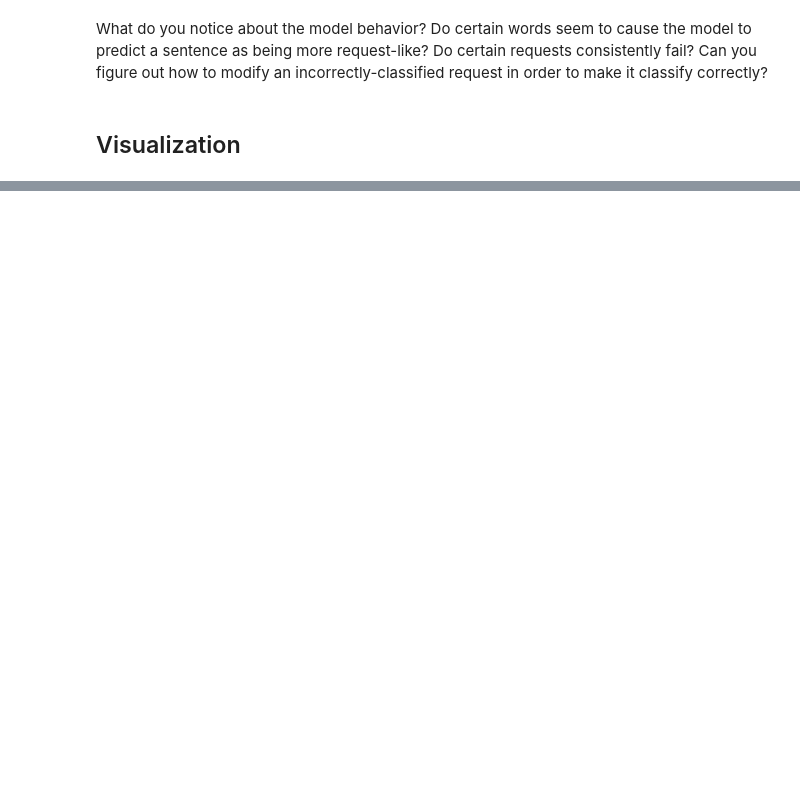
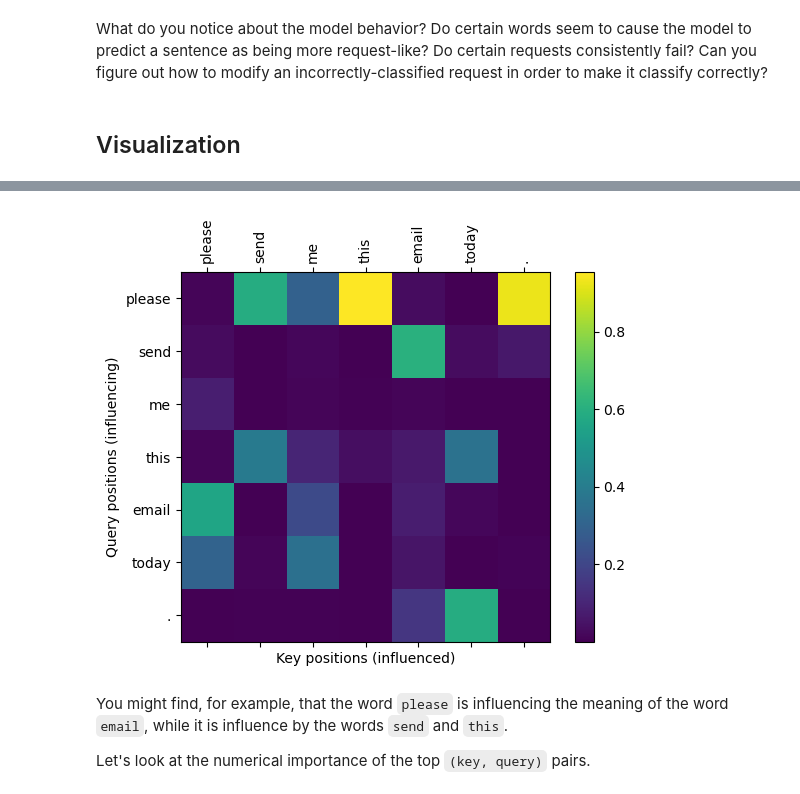
Before and after one commit to Benkendorfer/ErUM_Transformers_Tutorial_2025, a Jupyter notebook: Attention.ipynb, the cells around one changed output, grey strips where cells are left out. Drawn from its saved outputs; the diff is of its cells as text; code cells hidden in the pictures; blank space fills up the shorter version.

Commit message:
Clean up visualization

```diff
--- a/Attention.ipynb
+++ b/Attention.ipynb
@@ -251,0 +352,20 @@ What do you notice about the model behavior? Do certain words seem to cause the
+# %%
+import numpy as np
+
+def get_attention_matrix(model, sentence, vocab, tokenizer):
+    tokens = tokenizer(sentence)
+    ids = torch.tensor(vocab(tokens), dtype=torch.long).unsqueeze(0)
+    pad_mask = ids == vocab['<pad>']
+
+    model.eval()
+    with torch.no_grad():
+        _, attention_raw = model(
+            ids, src_key_padding_mask=pad_mask, return_attn=True
+        )
+        attention = np.asarray(attention_raw[0].detach().cpu().tolist())
+
+    return attention
+
+attention = get_attention_matrix(model, visualization_sentence, vocab, tokenizer)
+print("Attention matrix:")
+print(attention)
@@ -252,44 +392,13 @@ What do you notice about the model behavior? Do certain words seem to cause the
 # %%
-import matplotlib.pyplot as plt
-import numpy as np
+import visualization
+import importlib
+importlib.reload(visualization)
 
-import utility
-
-def plot_attention(tokens, attn: np.ndarray):
-    # tokens: List[str], attn: [S,S] NumPy array
-    fig, ax = plt.subplots()
-    cax = ax.matshow(attn)             # one distinct plot, no seaborn
-    fig.colorbar(cax)
-    ax.set_xticks(range(len(tokens)))
-    ax.set_yticks(range(len(tokens)))
-    ax.set_xticklabels(tokens, rotation=90)
-    ax.set_yticklabels(tokens)
-    plt.xlabel("Key positions"); plt.ylabel("Query positions")
-    plt.show()
-
-
-text = "Please help me."
-
-tokens = tokenizer(text)
-ids    = torch.tensor([vocab(tokens)], dtype=torch.long)
-padm   = ids == vocab['<pad>']
-
-model.eval()
-with torch.no_grad():
-    logits, attn = model(ids, src_key_padding_mask=padm, return_attn=True)
-    # attn: [1, seq_len, seq_len]  (since single head)
-
-    attn_np = np.asarray(attn[0].detach().cpu().tolist())
-
-plot_attention(tokens, attn_np)
-
-col_importance = [ sum(row[j] for row in attn_np) for j in range(len(tokens)) ]
-
-# pair and sort
-token_scores = zip(tokens, col_importance)
-
-print("Top tokens by attention paid to them:")
-for token, score in token_scores:
-    print(f"  {token:>10} → {score:.3f}")
-
-utility.display_tokens_with_alpha(tokens, col_importance)
+tokens = tokenizer(visualization_sentence)
+visualization.plot_attention(tokens, attention)
+# %% [output]
+[figure, added]
+# %% [markdown]
+You might find, for example, that the word `please` is influencing the meaning of the word `email`, while it is influence by the words `send` and `this`.
+
+Let's look at the numerical importance of the top `(key, query)` pairs.
```
Also changed, not shown: parts of 21 cells of this notebook, 3 other files.
